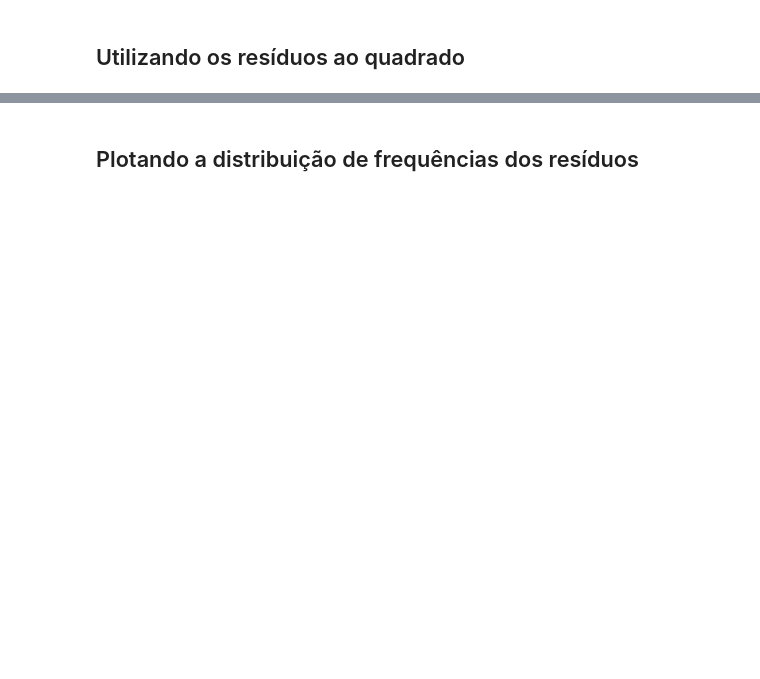
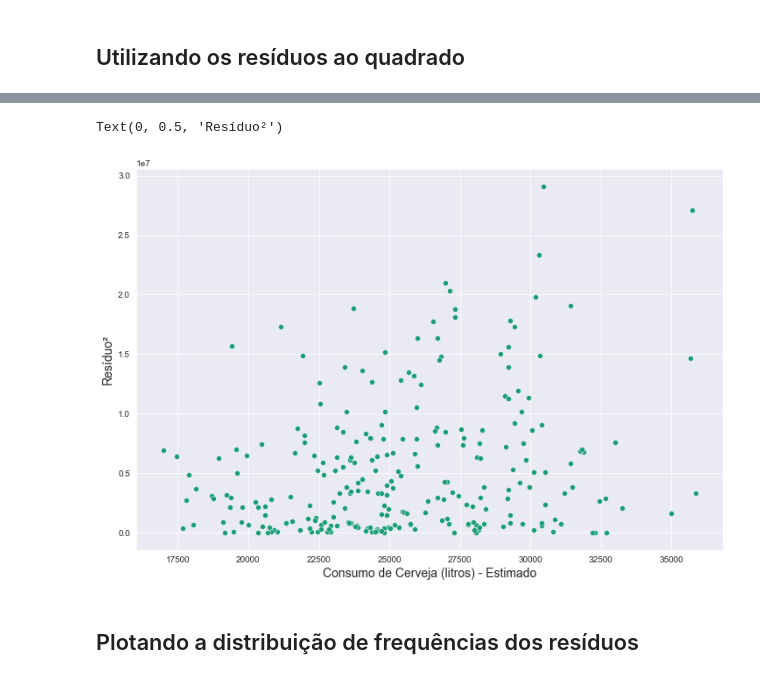
Before and after one commit to ciqueti/reg-linear, a Jupyter notebook: Projeto/Regressão Linear.ipynb, the cells around one changed output, grey strips where cells are left out. Saved outputs shown, nothing was run; the diff lists cells and outputs as text; code cells hidden in the pictures; blank space fills up the shorter version.

```diff
--- a/Projeto/Regressão Linear.ipynb
+++ b/Projeto/Regressão Linear.ipynb
@@ -428,5 +547,13 @@ Método informal de verificação da hipótese de variância constante dos resí
 # %% [markdown]
 <img width='800px' src='../Dados/img/var_u.jpg'>
 Fonte: Econometria Básica - 5ª edição - Gujarati e Porter
+# %%
+ax = sns.scatterplot(x=y_previsto_train, y=residuo**2)
+ax.figure.set_size_inches(12,8)
+ax.set_xlabel('Consumo de Cerveja (litros) - Estimado', fontsize=14)
+ax.set_ylabel('Resíduo²', fontsize=14)
+# %% [output]
+Text(0, 0.5, 'Resíduo²')
+[figure, added]
 # %% [markdown]
 ## Plotando a distribuição de frequências dos resíduos
```
Also changed, not shown: parts of 48 cells of this notebook, 5 other files.
